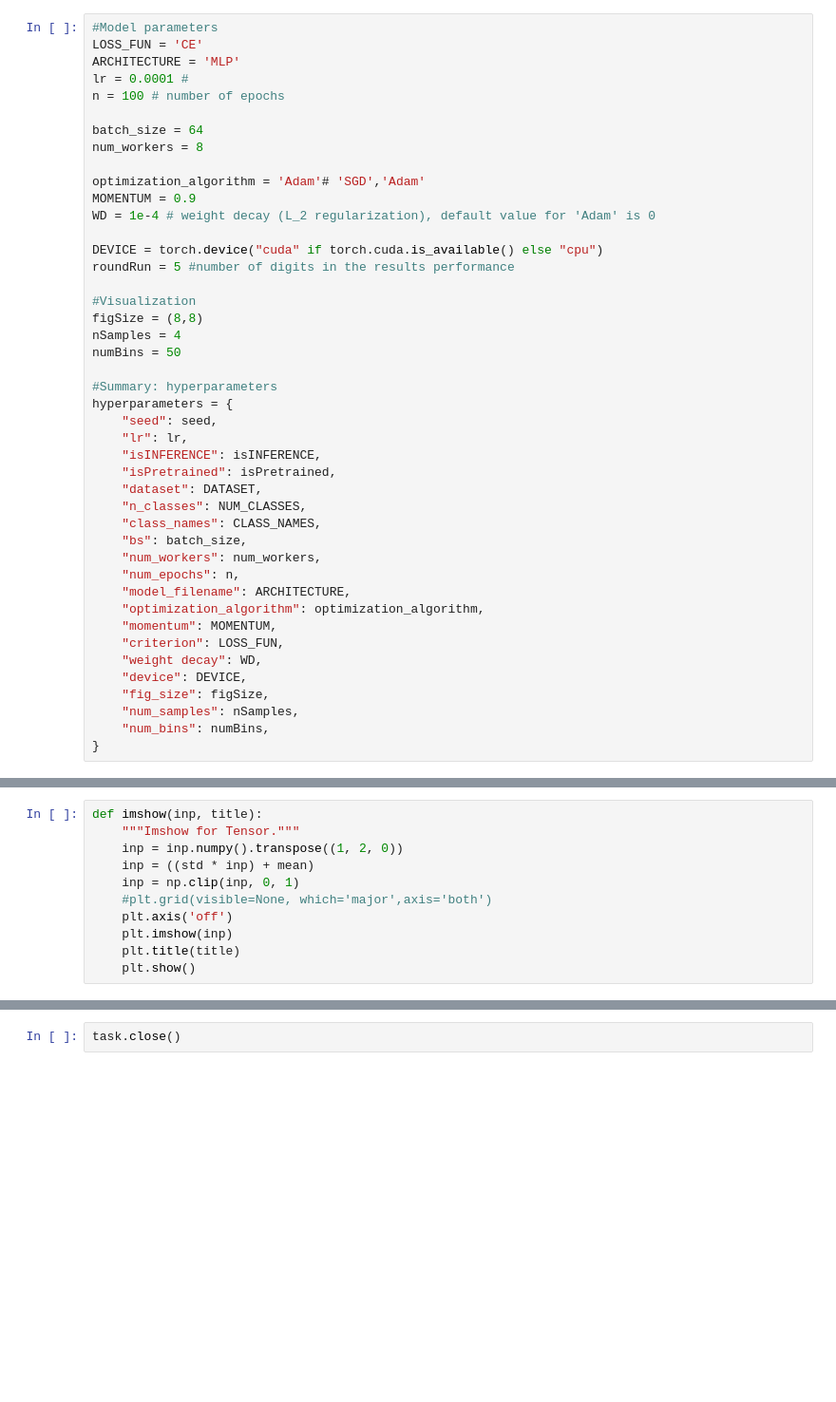
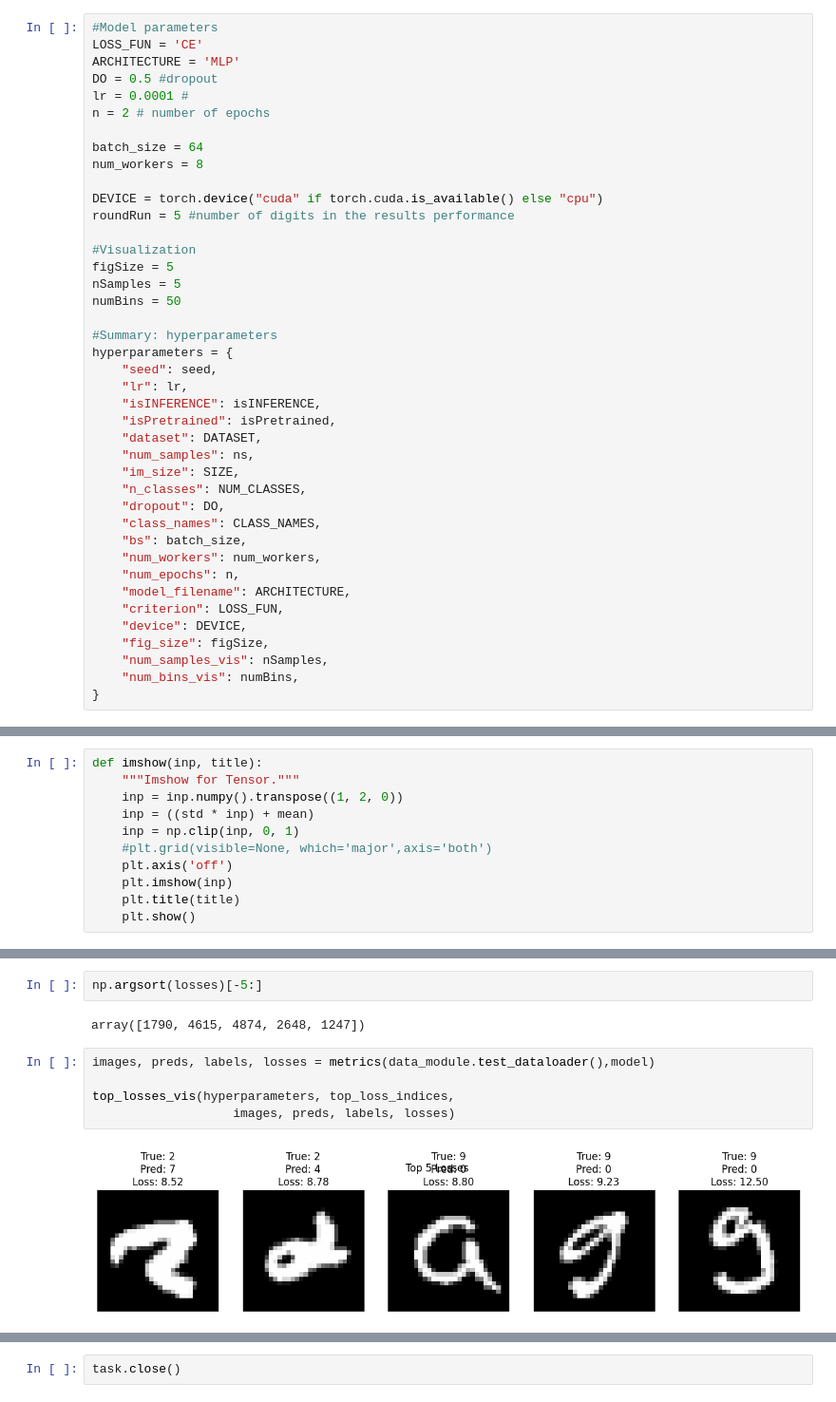
Before and after one commit to Mechanics-Mechatronics-and-Robotics/CV-2025, a Jupyter notebook: Lab_1_Feature_Extraction_and_ML.ipynb, the cells around one changed output, grey strips where cells are left out. Shown at 95% size. Drawn from its saved outputs; the diff is of its cells as text; blank space fills up the shorter version.

```diff
--- a/Lab_1_Feature_Extraction_and_ML.ipynb
+++ b/Lab_1_Feature_Extraction_and_ML.ipynb
@@ -173,22 +182,19 @@ Transforms
 #Model parameters
 LOSS_FUN = 'CE'
 ARCHITECTURE = 'MLP'
+DO = 0.5 #dropout
 lr = 0.0001 #
-n = 100 # number of epochs
+n = 2 # number of epochs
 
 batch_size = 64
 num_workers = 8
-
-optimization_algorithm = 'Adam'# 'SGD','Adam'
-MOMENTUM = 0.9
-WD = 1e-4 # weight decay (L_2 regularization), default value for 'Adam' is 0
 
 DEVICE = torch.device("cuda" if torch.cuda.is_available() else "cpu")
 roundRun = 5 #number of digits in the results performance
 
 #Visualization
-figSize = (8,8)
-nSamples = 4
+figSize = 5
+nSamples = 5
 numBins = 50
 
 #Summary: hyperparameters
@@ -198,18 +204,18 @@ hyperparameters = {
     "isINFERENCE": isINFERENCE,
     "isPretrained": isPretrained,
     "dataset": DATASET,
+    "num_samples": ns,
+    "im_size": SIZE,
     "n_classes": NUM_CLASSES,
+    "dropout": DO,
     "class_names": CLASS_NAMES,
     "bs": batch_size,
     "num_workers": num_workers,
     "num_epochs": n,
     "model_filename": ARCHITECTURE,
-    "optimization_algorithm": optimization_algorithm,
-    "momentum": MOMENTUM,
     "criterion": LOSS_FUN,
-    "weight decay": WD,
     "device": DEVICE,
     "fig_size": figSize,
-    "num_samples": nSamples,
-    "num_bins": numBins,
+    "num_samples_vis": nSamples,
+    "num_bins_vis": numBins,
 }
@@ -336,0 +380,11 @@ def hist(df, values, histSize):
+# %%
+np.argsort(losses)[-5:]
+# %% [output]
+array([1790, 4615, 4874, 2648, 1247])
+# %%
+images, preds, labels, losses = metrics(data_module.test_dataloader(),model)
+
+top_losses_vis(hyperparameters, top_loss_indices,
+                   images, preds, labels, losses)
+# %% [output]
+[figure, added]
```
Also changed, not shown: parts of 37 cells of this notebook.
